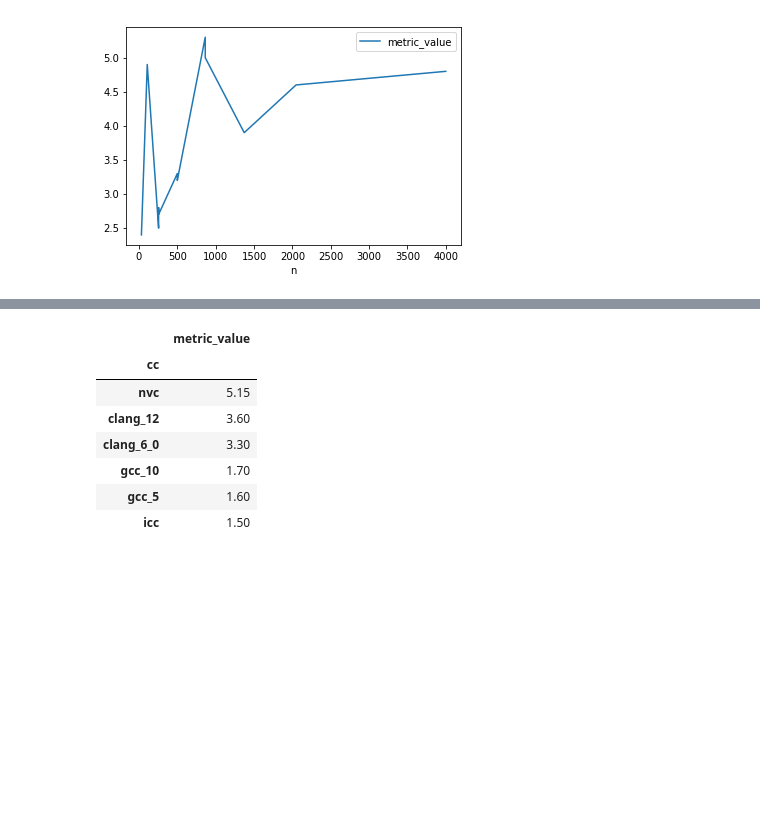
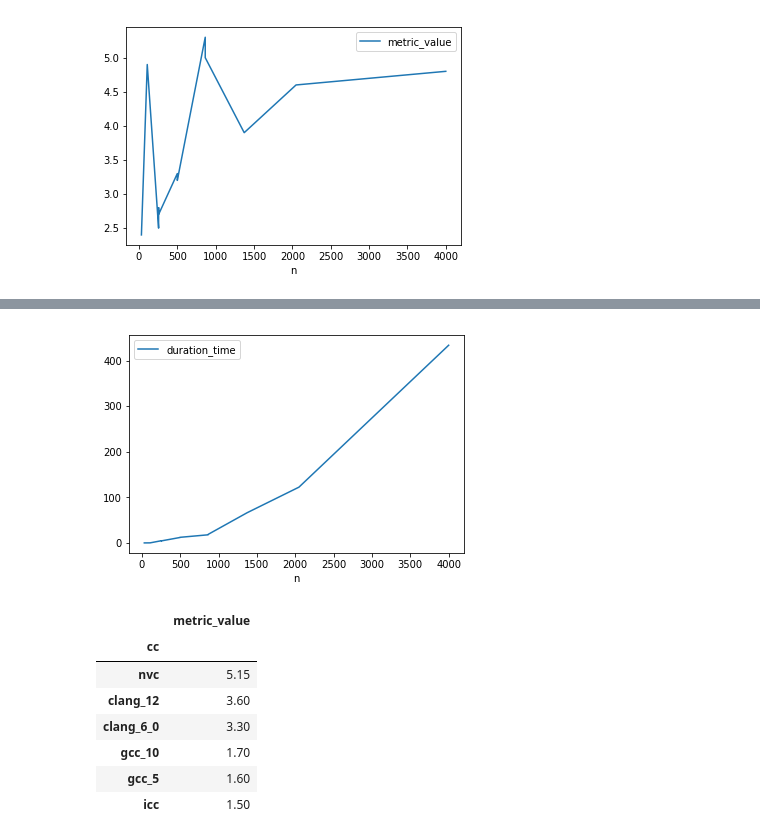
Before and after one commit to gmiretti/tiny_md, a Jupyter notebook: notebooks/lab1.ipynb, the cells around one changed output, grey strips where cells are left out. Drawn from its saved outputs; the diff is of its cells as text; code cells hidden in the pictures; blank space fills up the shorter version.

```diff
--- a/notebooks/lab1.ipynb
+++ b/notebooks/lab1.ipynb
@@ -173,3 +173,9 @@ See the caveats in the documentation: http://pandas.pydata.org/pandas-docs/stabl
 gflops_scaling.plot("n","metric_value");
 # %% [output]
 [figure]
+# %%
+duration_scaling = df[(df.event_name == 'duration_time') & (df.cc == 'nvc') & (df.cldflags == 'o4-march-native-lm')]
+duration_scaling["duration_time"] = duration_scaling["counter_value"] / 10**9
+duration_scaling['duration_div_n'] = duration_scaling["duration_time"] / duration_scaling["n"]
+duration_scaling = duration_scaling.sort_values("n", ascending = False)
+duration_scaling[["cc", "n", "duration_time", 'duration_div_n']].groupby(by=["cc","n"]).mean()
@@ -176,3 +201,8 @@ gflops_scaling.plot("n","metric_value");
+# %%
+%matplotlib inline
+duration_scaling.plot("n","duration_time");
+# %% [output]
+[figure, added]
 # %%
 gflops_864 = df[(df.metric_name == 'GFLOPs') & (df.n == 864)]
 gflops_864[["cc", "cldflags", "metric_value"]].groupby("cc").mean().sort_values("metric_value", ascending = False)
```
Also changed, not shown: parts of 1 cell of this notebook.
